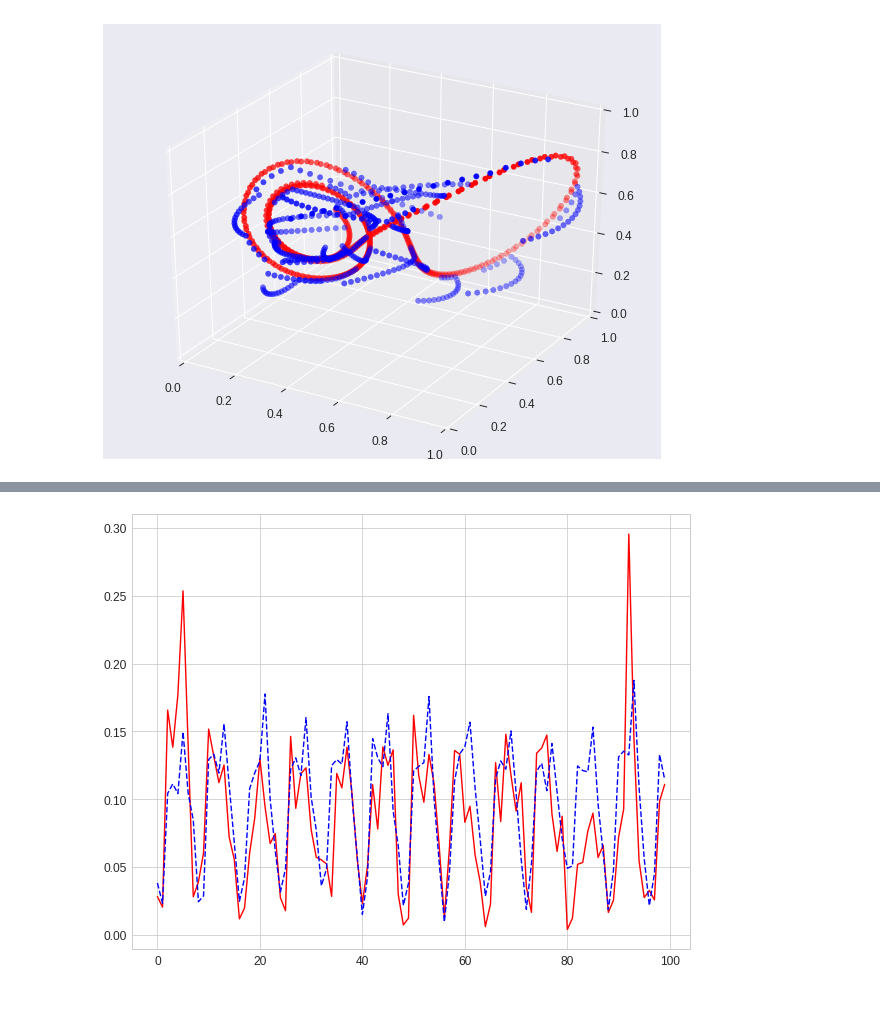
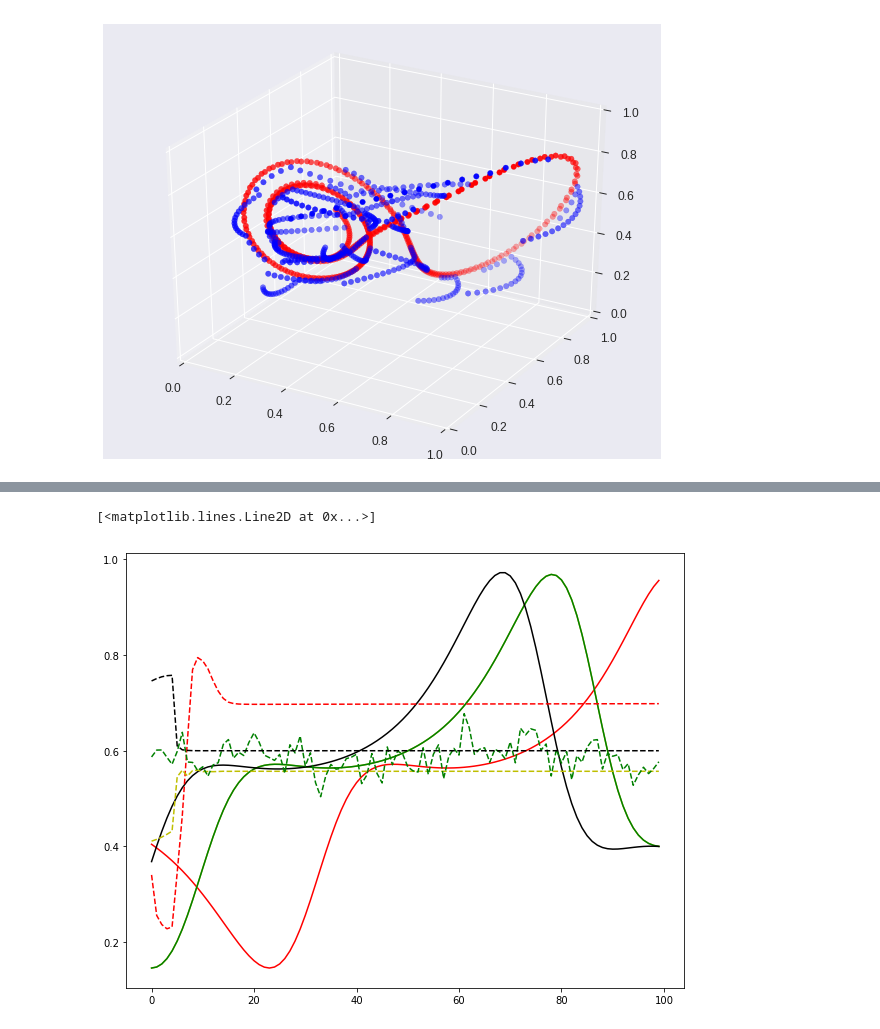
Before and after one commit to yuqirose/TensorRNN, a Jupyter notebook: experiments/notebook/py3_vis_pred.ipynb, the cells around one changed output, grey strips where cells are left out. Cells and saved outputs as stored; diff of their text form; code cells hidden in the pictures; blank space fills up the shorter version.

```diff
--- a/experiments/notebook/py3_vis_pred.ipynb
+++ b/experiments/notebook/py3_vis_pred.ipynb
@@ -28,9 +28,9 @@ sns.despine()
 #05-17-17-16-17-44
 #06-15-17-17-24-40
 #08-22-17-00-24-10"
-time_stamp ="08-24-17-23-36-53"
-exp='traffic_uci'
-models =["phased_lstm"]#basic_rnn","basic_lstm","matrix_rnn","tensor_rnn"]
+time_stamp ="08-30-17-23-53-05"
+exp='lorenz'
+models =["basic_rnn","basic_lstm","matrix_rnn","tensor_rnn"] #phased_lstm
 hz_list= [32, 64, 128, 256]
 lr_list =[1,2,3,4]
 
@@ -90,11 +90,10 @@ def get_best_pred(model):
 
 
 
-# pred_rnn = get_best_pred('basic_rnn')
-# pred_lstm = get_best_pred('basic_lstm')
-# pred_mrnn = get_best_pred('matrix_rnn')
-# pred_trnn = get_best_pred('tensor_rnn')
-pred_plstm = get_best_pred('phased_lstm')
+pred_rnn = get_best_pred('basic_rnn')
+pred_lstm = get_best_pred('basic_lstm')
+pred_mrnn = get_best_pred('matrix_rnn')
+pred_trnn = get_best_pred('tensor_rnn')
 # %% [markdown]
 ### visualize the time series prediction
 # %%
@@ -177,11 +165,21 @@ NRMSE 0.752525517954
 # %%
 %matplotlib inline
 import matplotlib.pyplot as plt
 
-y_true, y_pred = pred_trnn
+y_true, y_pred = pred_lstm
+y_true2, y_pred2 = pred_trnn
+y_true3, y_pred3 = pred_rnn
+y_true4, y_pred4 = pred_mrnn
 fig = plt.figure(figsize=(10,8))
 plt.plot(y_true[0:100,1],'r')
-plt.plot(y_pred[0:100,1],'b--')
-fig.savefig('traffic_uci_trnn.png')
+plt.plot(y_true2[0:100,1],'y')
+plt.plot(y_true3[0:100,1],'g')
+plt.plot(y_true4[0:100,1],'k')
+plt.plot(y_pred[0:100,1],'r--')
+plt.plot(y_pred2[0:100,1],'y--')
+plt.plot(y_pred3[0:100,1],'g--')
+plt.plot(y_pred4[0:100,1],'k--')v
+# fig.savefig('traffic_uci_trnn.png')
 # %% [output]
+[<matplotlib.lines.Line2D at 0x...>]
-[figure, old version]
+[figure, new version]
```
Also changed, not shown: parts of 2 cells of this notebook, 4 other files.
